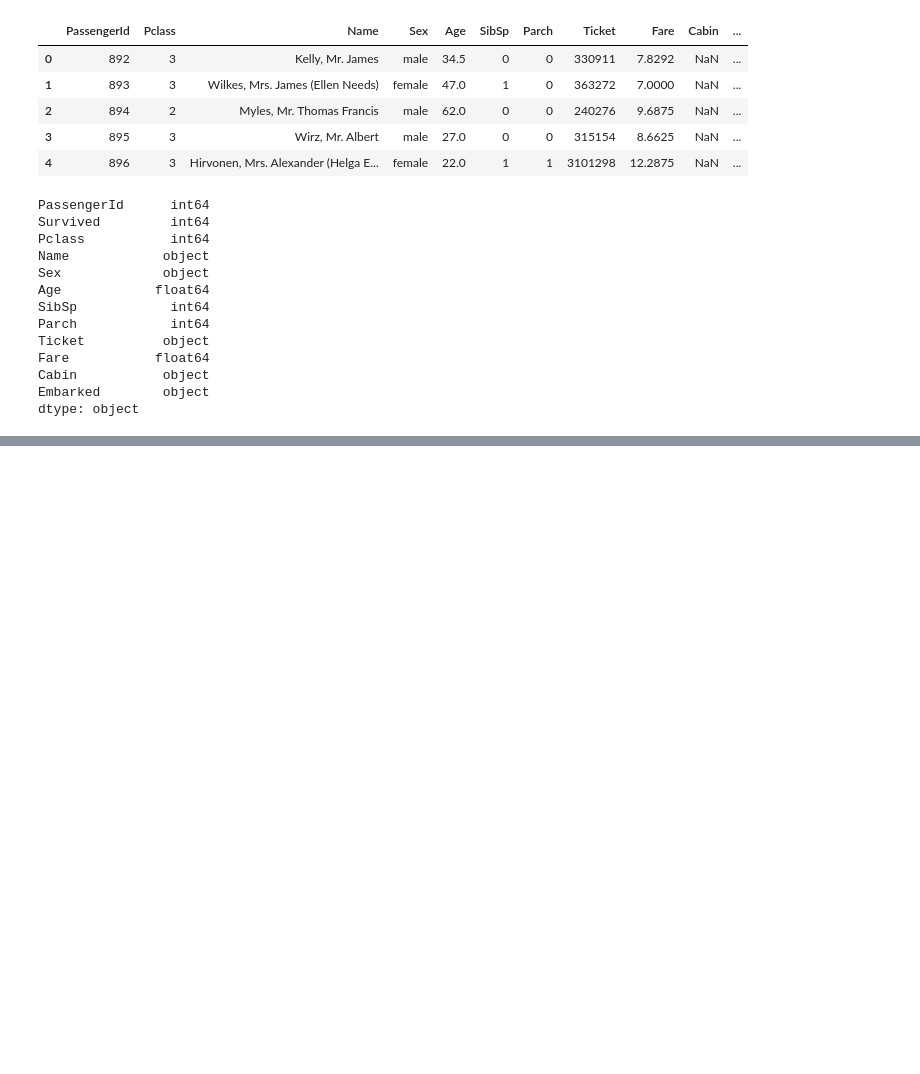
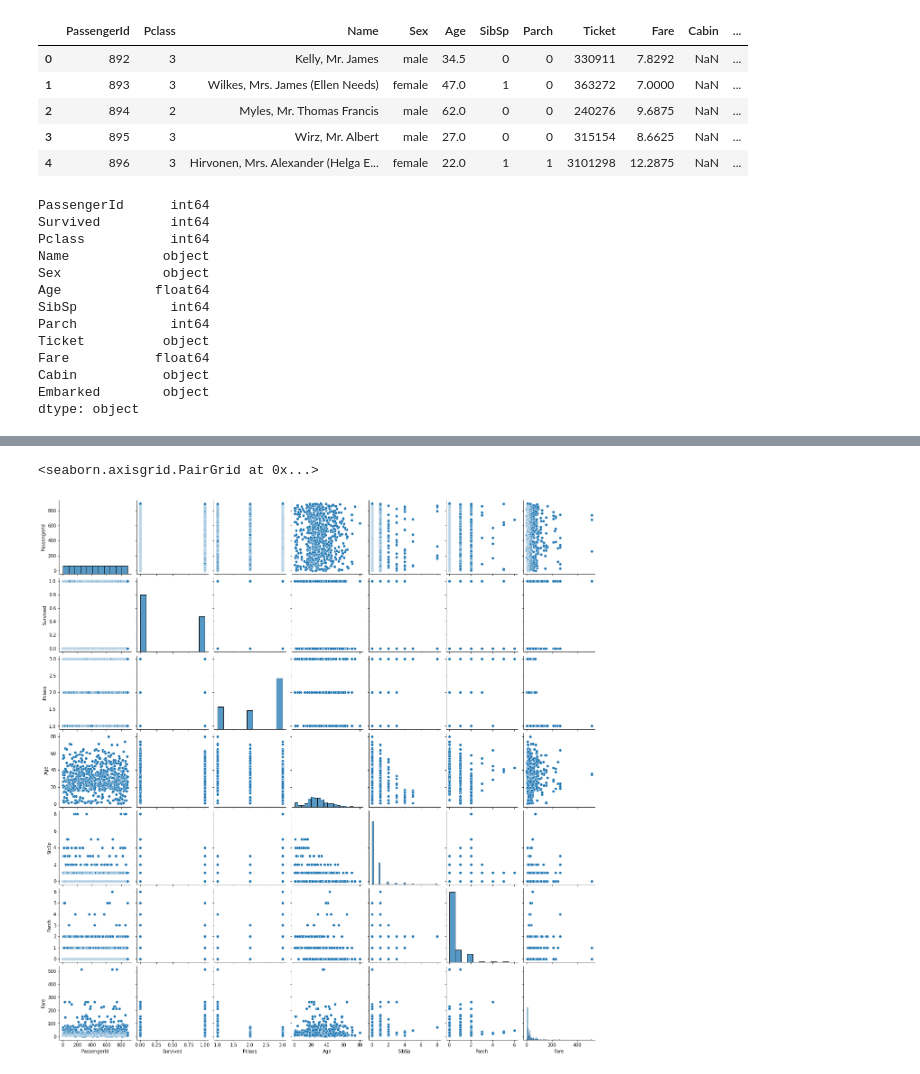
Before and after one commit to JC-prog/Kaggle_Titanic, a Jupyter notebook: titanic_notebook.ipynb, the cells around one changed output, grey strips where cells are left out. Saved outputs shown, nothing was run; the diff lists cells and outputs as text; code cells hidden in the pictures; blank space fills up the shorter version.

```diff
--- a/titanic_notebook.ipynb
+++ b/titanic_notebook.ipynb
@@ -44,0 +61,5 @@ dtype: object
+# %%
+sns.pairplot(train)
+# %% [output]
+<seaborn.axisgrid.PairGrid at 0x...>
+[figure, added]
```
Also changed, not shown: parts of 50 cells of this notebook, 2 other files.
